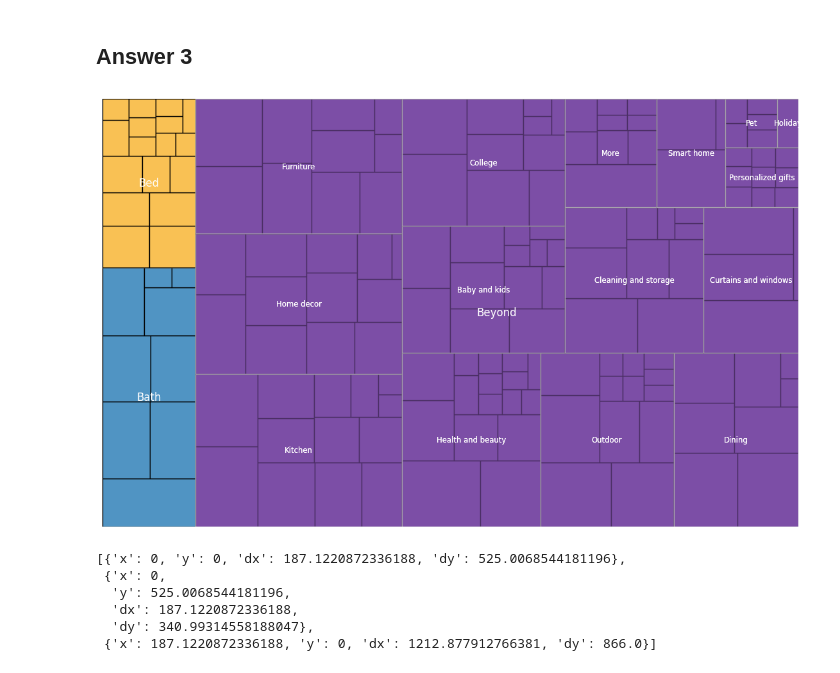
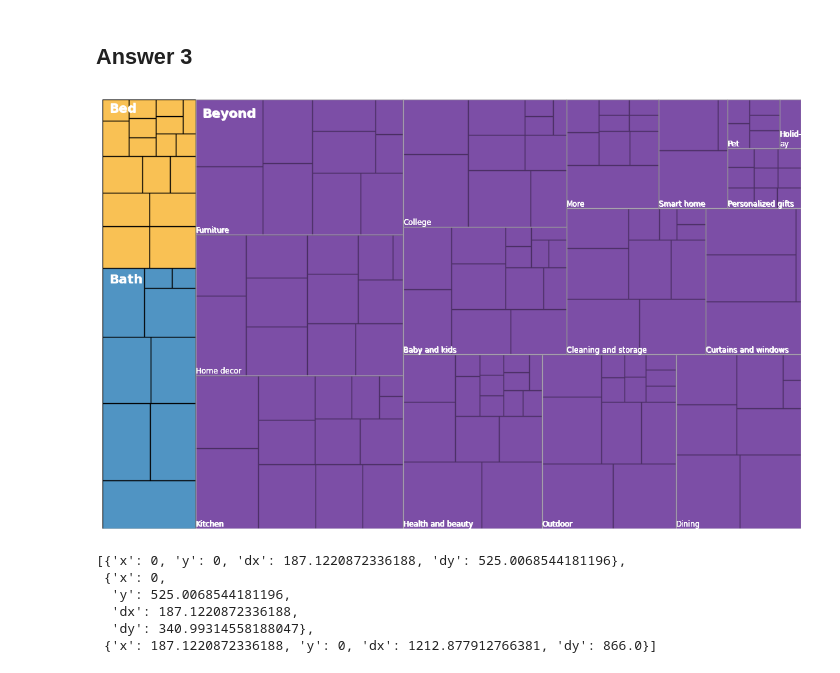
Before and after one commit to pranavarora1895/advanced-data-visualization, a Jupyter notebook: Assignment 3/COMP6934_Assignment3.ipynb, the cells around one changed output. Saved outputs shown, nothing was run; the diff lists cells and outputs as text; code cells hidden in the pictures.

```diff
--- a/Assignment 3/COMP6934_Assignment3.ipynb
+++ b/Assignment 3/COMP6934_Assignment3.ipynb
@@ -108,7 +109,10 @@ df2
 #     data.append(cat_dict)
 # data
 # %%
-fig, ax = plt.subplots(figsize=(12,6))
+width = 1400
+height = 866
+px = 1/plt.rcParams['figure.dpi']  # pixel in inches
+fig, ax = plt.subplots(figsize=(width*px,height*px))
 
 df2_value = df2['value']
 df2_category = df2['category']
@@ -168,5 +192,5 @@ for index, row in df2.iterrows():
 # %%
-from matplotlib.patches import Rectangle
+
 x = 0
 y = 0
 width = 1400
@@ -190,7 +214,12 @@ for index, row in df2.iterrows():
     ax.add_patch(patches.Rectangle((category_rectangles[index]['x'], category_rectangles[index]['y']), category_rectangles[index]['dx'], category_rectangles[index]['dy'],alpha=0.6, ec='white',label=df2.iloc[index,0], facecolor=df2.iloc[index,2]))
     x_text = category_rectangles[index]['x'] + category_rectangles[index]['dx'] / 2
     y_text = category_rectangles[index]['y'] + category_rectangles[index]['dy'] / 2
-    ax.text(x_text, y_text,df2.iloc[index,0], ha='center', va='center', fontsize='small', color='white')
+    if df2.iloc[index,0] == 'Personalized gifts' or df2.iloc[index,0] == 'Curtains and windows':
+        txt = wrap_string(df2.iloc[index,0], 13)
+    else:
+        txt = df2.iloc[index,0]
+    ax.text(x_text, y_text,txt, ha='center', va='center', fontsize='small', color='white')
+    ax.text(x_text+0.5, y_text-0.5, txt, ha='center', va='center', fontsize='small', color='white')
 
 
 plt.axis("off")
@@ -230,16 +259,21 @@ category_rectangles = squarify.squarify(category_normalized, x, y, width, height
 for index, row in df_bbb.iterrows():
 
     ax.add_patch(patches.Rectangle((category_rectangles[index]['x'], category_rectangles[index]['y']), category_rectangles[index]['dx'], category_rectangles[index]['dy'],alpha=0.6, ec='white', facecolor=df_bbb.iloc[index,2]))
-    x_text = category_rectangles[index]['x'] + category_rectangles[index]['dx'] / 2
-    y_text = category_rectangles[index]['y'] + category_rectangles[index]['dy'] / 2
-    ax.text(x_text, y_text,df_bbb.iloc[index,0], ha='center', va='center', fontsize='large', color='white')
+    x_text = category_rectangles[index]['x'] + category_rectangles[index]['dx'] / 15
+    y_text = category_rectangles[index]['y'] + category_rectangles[index]['dy'] - 0.02 * category_rectangles[index]['dy']
+
+    if(df_bbb.iloc[index,0] == 'Beyond'):
+        x_text = category_rectangles[index]['x'] + category_rectangles[index]['dx'] / 100
+
+    ax.text(x_text, y_text,df_bbb.iloc[index,0], ha='left', va='top', fontsize='x-large', color='white', fontweight='bold')
+    ax.text(x_text+1, y_text-1, df_bbb.iloc[index,0], ha='left', va='top', fontsize='x-large', color='white', fontweight='bold')
 
     if(row.iloc[0] == 'Bath'):
         df_bath = sorted_df[sorted_df['category']=='Bath']
-        x = 0
-        y = 0
-        dx = 187.1220872336188
-        dy = 525.0068544181196
+        x = category_rectangles[0].get('x')
+        y = category_rectangles[0].get('y')
+        dx = category_rectangles[0].get('dx')
+        dy = category_rectangles[0].get('dy')
 
         bath_normalized = squarify.normalize_sizes(df_bath['value'], dx, dy)
         bath_squarify = squarify.squarify(bath_normalized, x, y, dx, dy)
@@ -248,48 +282,55 @@ for index, row in df_bbb.iterrows():
 
     if(row.iloc[0] == 'Bed'):
         df_bed = sorted_df[sorted_df['category']=='Bed']
-        x = 0
-        y = 525.0068544181196
-        dx = 187.1220872336188
-        dy = 340.99314558188047
+        x = category_rectangles[1].get('x')
+        y = category_rectangles[1].get('y')
+        dx = category_rectangles[1].get('dx')
+        dy = category_rectangles[1].get('dy')
 
         bed_normalized = squarify.normalize_sizes(df_bed['value'], dx, dy)
         bed_squarify = squarify.squarify(bed_normalized, x, y, dx, dy)
         for r in bed_squarify:
             ax.add_patch(patches.Rectangle((r['x'], r['y']), r['dx'], r['dy'], ec='black', color=df_bbb.iloc[index,2]))
 
     else:
         df_beyond = sorted_df[~((sorted_df['category'] == 'Bath') | (sorted_df['category'] == 'Bed'))]
         df_beyond = df_beyond.reset_index(drop=True)
-        x = 187.1220872336188
-        y = 0
-        dx = 1212.877912766381
-        dy = 866.0
+        x = category_rectangles[2].get('x')
+        y = category_rectangles[2].get('y')
+        dx = category_rectangles[2].get('dx')
+        dy = category_rectangles[2].get('dy')
 
 
         df2_filtered = df2[~((df2['category'] == 'Bath') | (df2['category'] == 'Bed'))]
         df2_filtered = df2_filtered.sort_values(by='value', ascending=False).reset_index(drop=True)
 
         beyond_normalized = squarify.normalize_sizes(df2_filtered['value'], dx, dy)
         beyond_squarify = squarify.squarify(beyond_normalized, x, y, dx, dy)
 
 
         for index, row in df2_filtered.iterrows():
             category_df = df_beyond[df_beyond['category']==df2_filtered.iloc[index,0]]
             category_normalized = squarify.normalize_sizes(category_df['value'], beyond_squarify[index].get('dx'), beyond_squarify[index].get('dy'))
             category_squarify = squarify.squarify(category_normalized, beyond_squarify[index].get('x'), beyond_squarify[index].get('y'), beyond_squarify[index].get('dx'), beyond_squarify[index].get('dy'))
             for r in category_squarify:
                 ax.add_patch(patches.Rectangle((r['x'], r['y']), r['dx'], r['dy'], ec='black', color=df2_filtered.iloc[index,2]))
             ax.add_patch(patches.Rectangle((beyond_squarify[index]['x'], beyond_squarify[index]['y']), beyond_squarify[index]['dx'], beyond_squarify[index]['dy'],alpha=0.6, ec='white',label=df2_filtered.iloc[index,0], facecolor=df2_filtered.iloc[index,2]))
-            x_text = beyond_squarify[index]['x'] + beyond_squarify[index]['dx'] / 2
-            y_text = beyond_squarify[index]['y'] + beyond_squarify[index]['dy'] / 2
-            ax.text(x_text, y_text,df2_filtered.iloc[index,0], ha='center', va='center', fontsize='small', color='white')
+            x_text = beyond_squarify[index]['x']
+            y_text = beyond_squarify[index]['y']
+
+            # Text Wrap
+            if df2_filtered.iloc[index,0] == 'Holiday':
+                txt = wrap_string(df2_filtered.iloc[index,0], 5)[:-1]
+            else:
+                txt = df2_filtered.iloc[index,0]
+            ax.text(x_text, y_text,txt, ha='left', va='bottom', fontsize='small', color='white')
+            ax.text(x_text+0.5, y_text-0.5,txt, ha='left', va='bottom', fontsize='small', color='white')
 
 plt.axis("off")
 
 plt.show()
 # %% [output]
-[figure, old version]
+[figure, new version]
 # %%
 category_rectangles
 # %% [output]
```
Also changed, not shown: parts of 15 cells of this notebook.
